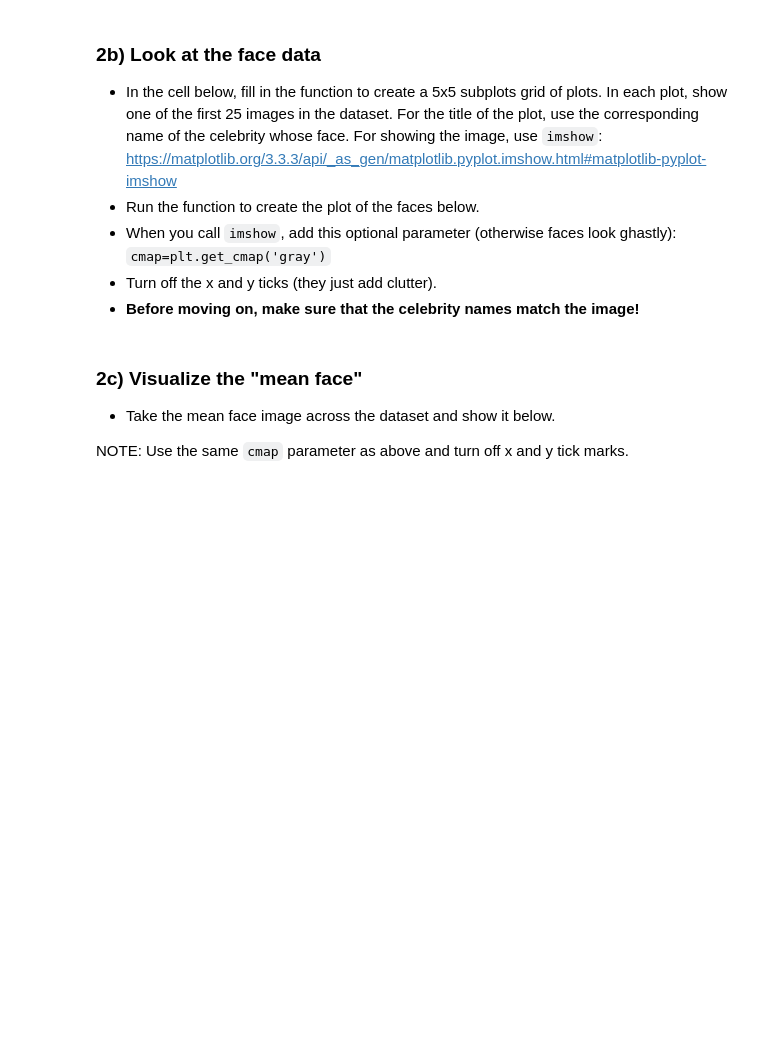
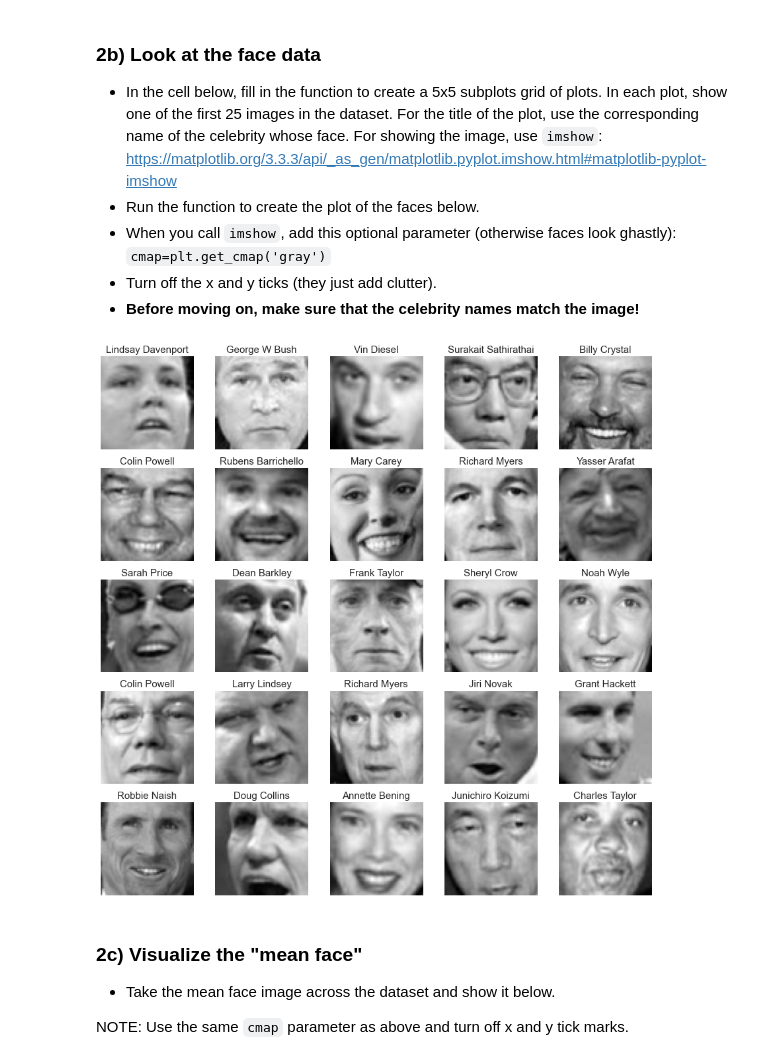
Before and after one commit to mattjax16/cs251, a Jupyter notebook: project4/pca.ipynb, the cells around one changed output. Drawn from its saved outputs; the diff is of its cells as text; code cells hidden in the pictures; blank space fills up the shorter version.

```diff
--- a/project4/pca.ipynb
+++ b/project4/pca.ipynb
@@ -370,7 +373,19 @@ def face_plot(face_imgs, face_names):
     - Create a 5x5 grid of plots of a legible size
     - In each plot, show the grayscale image and make the title the person's name.
     '''
-    pass
+    fig, axs = plt.subplots(5,5, figsize = (15,15))
+
+    for face_img, face_name, ax in zip(face_imgs,face_names,axs.flatten()):
+        ax.imshow(face_img,cmap=plt.get_cmap('gray'))
+        ax.set_title(face_name, fontsize = 15)
+        ax.get_xaxis().set_visible(False)
+        ax.get_yaxis().set_visible(False)
+
+    plt.show()
+# %%
+face_plot(face_imgs,face_names)
+# %% [output]
+[figure, added]
 # %% [markdown]
 ### 2c) Visualize the "mean face"
 
```
Also changed, not shown: parts of 41 cells of this notebook, 16 other files.
